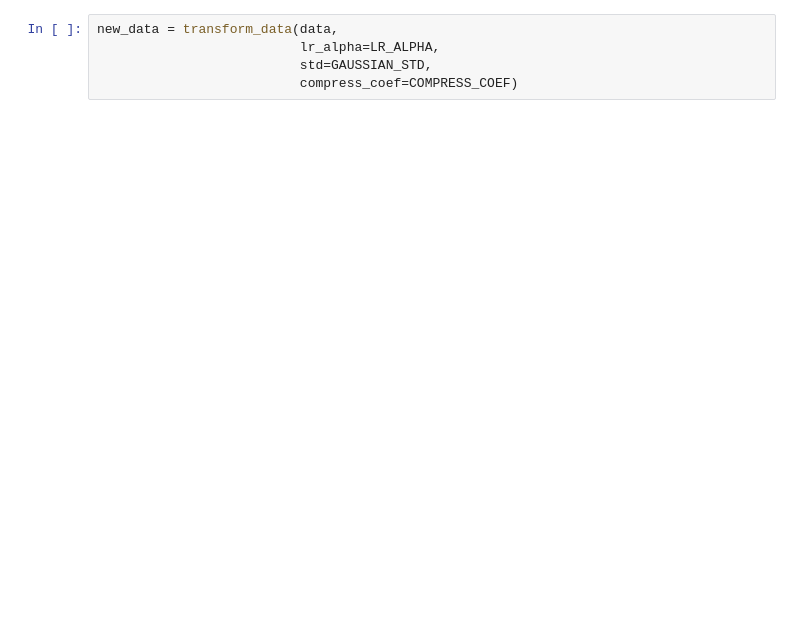
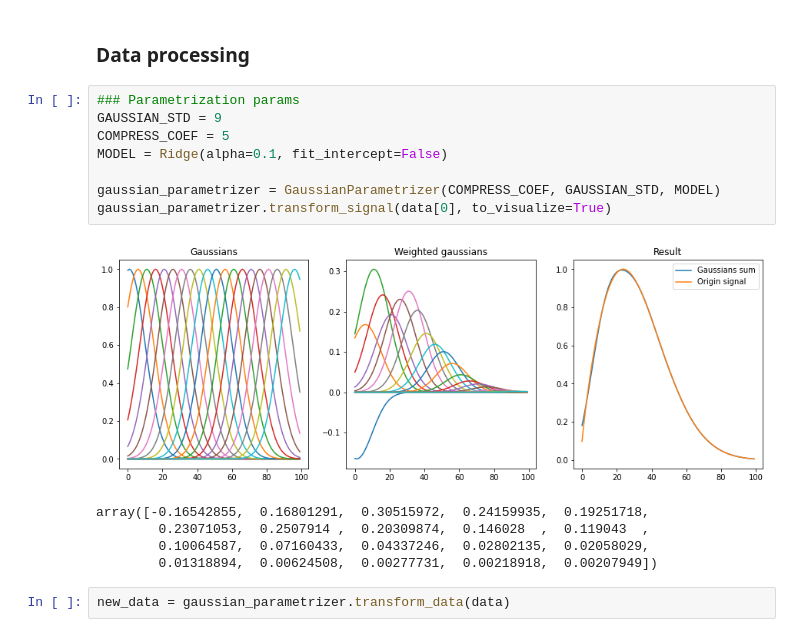
Before and after one commit to whiteRa2bit/hep_generative_models, a Jupyter notebook: notebooks/train/Gan_parametrization.ipynb, the cells around one changed output. Saved outputs shown, nothing was run; the diff lists cells and outputs as text; blank space fills up the shorter version.

```diff
--- a/notebooks/train/Gan_parametrization.ipynb
+++ b/notebooks/train/Gan_parametrization.ipynb
@@ -101,8 +75,21 @@ def transform_data(data, lr_alpha, std, compress_coef):
+# %% [markdown]
+### Data processing
+# %%
+### Parametrization params
+GAUSSIAN_STD = 9
+COMPRESS_COEF = 5
+MODEL = Ridge(alpha=0.1, fit_intercept=False)
+
+gaussian_parametrizer = GaussianParametrizer(COMPRESS_COEF, GAUSSIAN_STD, MODEL)
+gaussian_parametrizer.transform_signal(data[0], to_visualize=True)
+# %% [output]
+[figure, added]
+array([-0.16542855,  0.16801291,  0.30515972,  0.24159935,  0.19251718,
+        0.23071053,  0.2507914 ,  0.20309874,  0.146028  ,  0.119043  ,
+        0.10064587,  0.07160433,  0.04337246,  0.02802135,  0.02058029,
+        0.01318894,  0.00624508,  0.00277731,  0.00218918,  0.00207949])
 # %%
-new_data = transform_data(data,
-                          lr_alpha=LR_ALPHA,
-                          std=GAUSSIAN_STD,
-                          compress_coef=COMPRESS_COEF)
+new_data = gaussian_parametrizer.transform_data(data)
 # %%
 SAMPLES_NUM = 5
 
```
Also changed, not shown: parts of 22 cells of this notebook, 3 other files.
